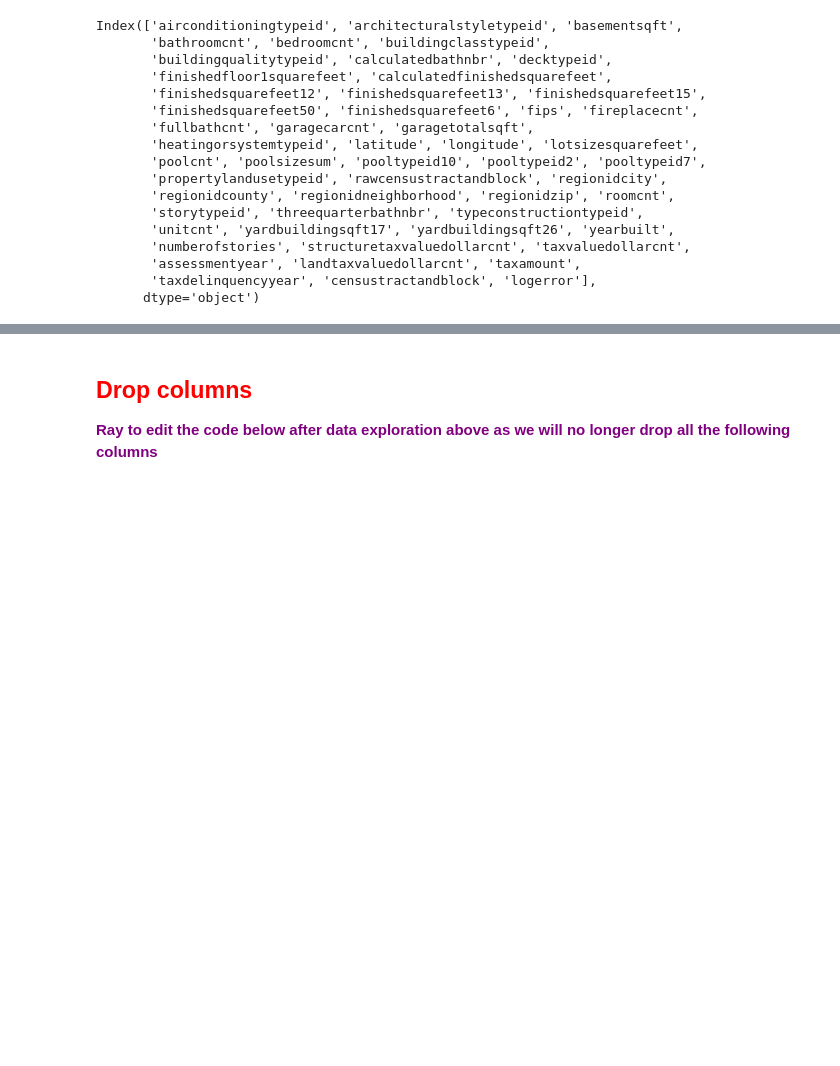
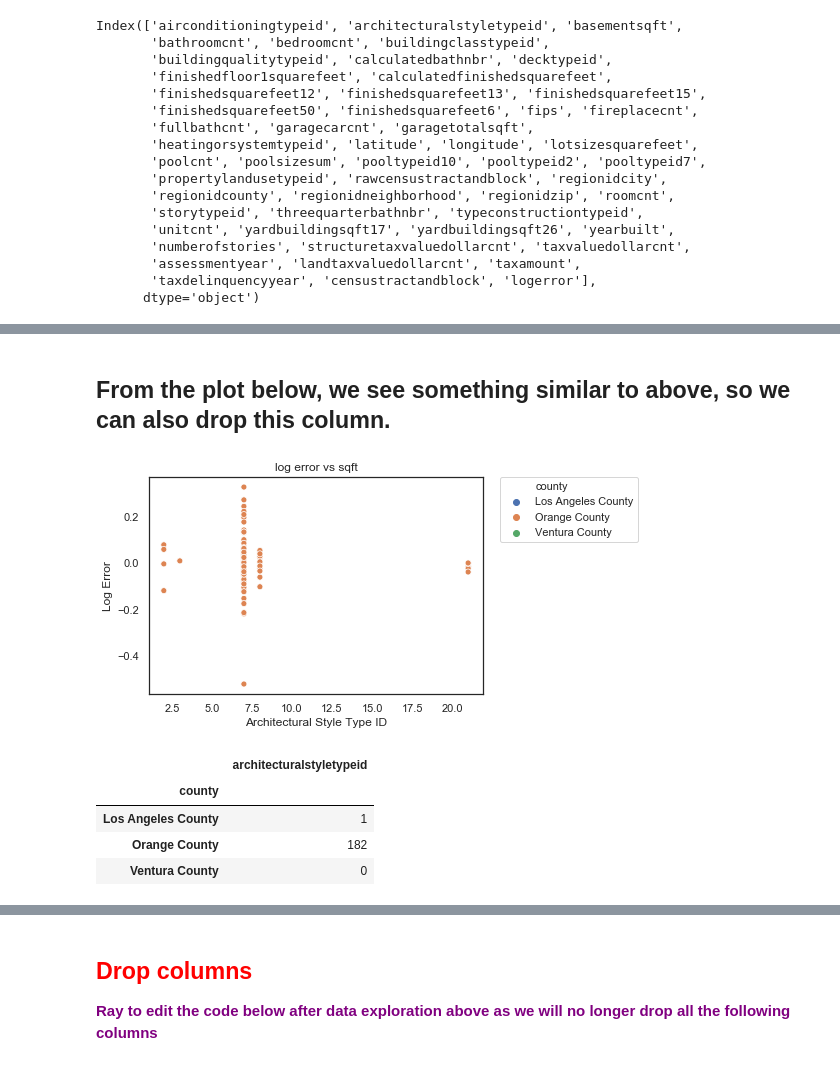
Before and after one commit to AustinDoolittle/W207-Final-Project, a Jupyter notebook: combined_eda.ipynb, the cells around one changed output, grey strips where cells are left out. Cells and saved outputs as stored; diff of their text form; code cells hidden in the pictures; blank space fills up the shorter version.

```diff
--- a/combined_eda.ipynb
+++ b/combined_eda.ipynb
@@ -314,3 +258,21 @@ plt.show()
+# %% [markdown]
+## From the plot below, we see something similar to above, so we can also drop this column.
+# %%
+xvar = 'architecturalstyletypeid'
+sns.scatterplot(x = 'architecturalstyletypeid', y = 'logerror', hue = 'county', data = ray_df).set_title('log error vs sqft')
+plt.legend(bbox_to_anchor=(1.05, 1), loc=2, borderaxespad=0.)
+plt.xlabel("Architectural Style Type ID")
+plt.ylabel("Log Error")
+plt.show()
+
+display(ray_df.groupby(['county'],axis = 0).count()[[xvar]])
+# %% [output]
+[figure, added]
+|  | architecturalstyletypeid |
+| county |  |
+| Los Angeles County | 1 |
+| Orange County | 182 |
+| Ventura County | 0 |
 # %%
 # df2 - get Correlation of "Churn" with other variables:
 plt.figure(figsize=(12,10))
```
Also changed, not shown: parts of 52 cells of this notebook.
